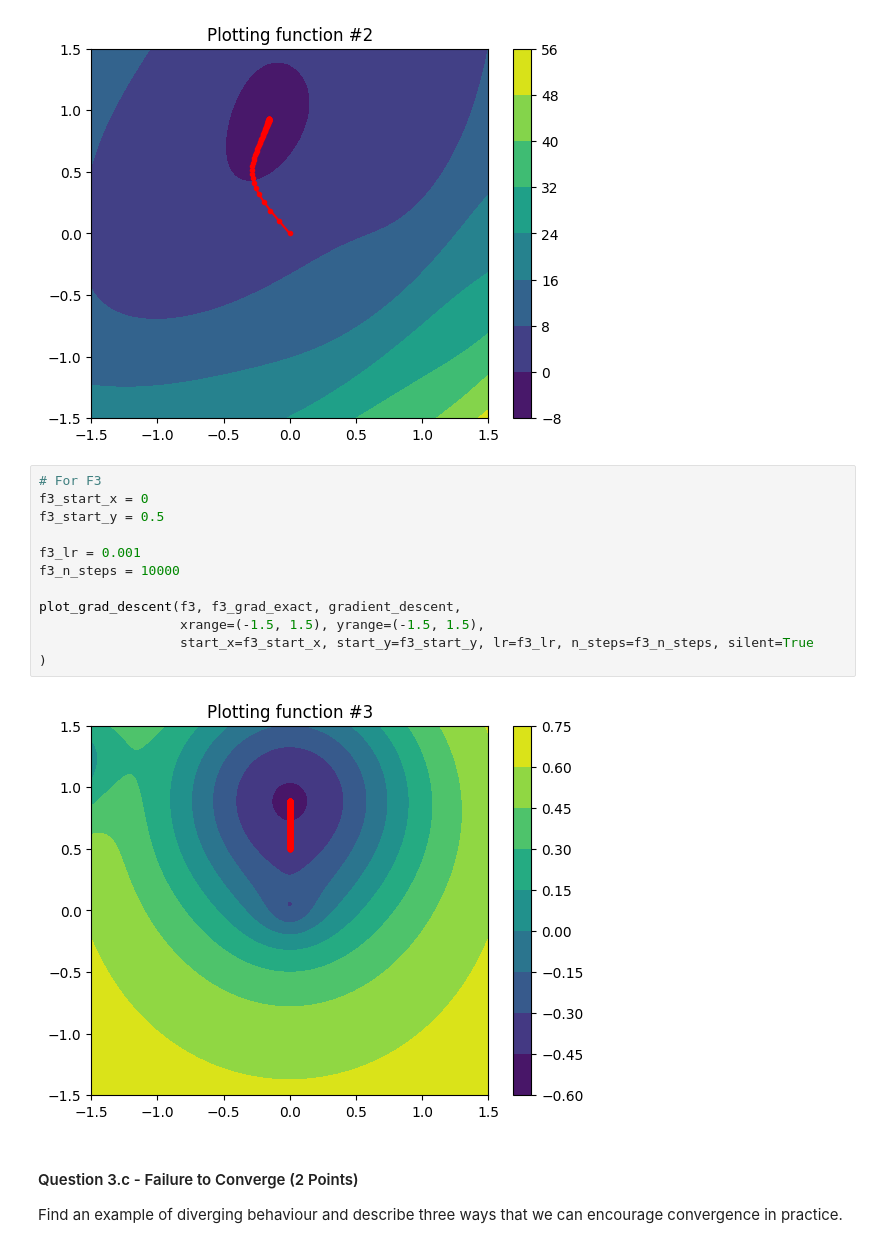
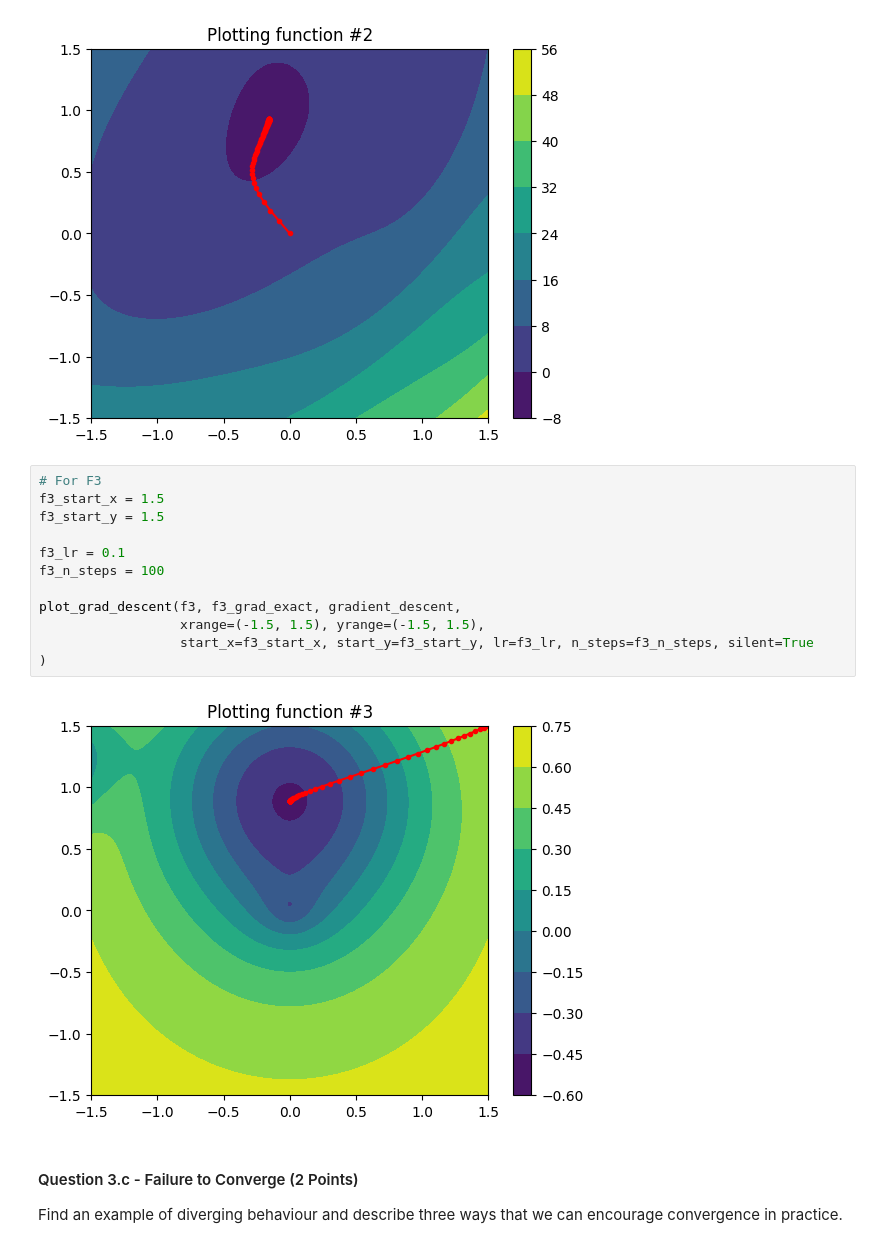
Before and after one commit to Devesh251298/Differentiation_and_Optimisation_dj422, a Jupyter notebook: mml_cw_1.ipynb, the cells around one changed output. Cells and saved outputs as stored; diff of their text form.

```diff
--- a/mml_cw_1.ipynb
+++ b/mml_cw_1.ipynb
@@ -286,18 +286,18 @@ plot_grad_descent(f2, f2_grad_exact, gradient_descent,
 [figure]
 # %%
 # For F3
-f3_start_x = 0
-f3_start_y = 0.5
+f3_start_x = 1.5
+f3_start_y = 1.5
 
-f3_lr = 0.001
-f3_n_steps = 10000
+f3_lr = 0.1
+f3_n_steps = 100
 
 plot_grad_descent(f3, f3_grad_exact, gradient_descent,
                   xrange=(-1.5, 1.5), yrange=(-1.5, 1.5),
                   start_x=f3_start_x, start_y=f3_start_y, lr=f3_lr, n_steps=f3_n_steps, silent=True
 )
 # %% [output]
-[figure, old version]
+[figure, new version]
 # %% [markdown]
 #### Question 3.c - Failure to Converge (2 Points)
 Find an example of diverging behaviour and describe three ways that we can encourage convergence in practice.
```
Also changed, not shown: parts of 16 cells of this notebook, 1 other file.
